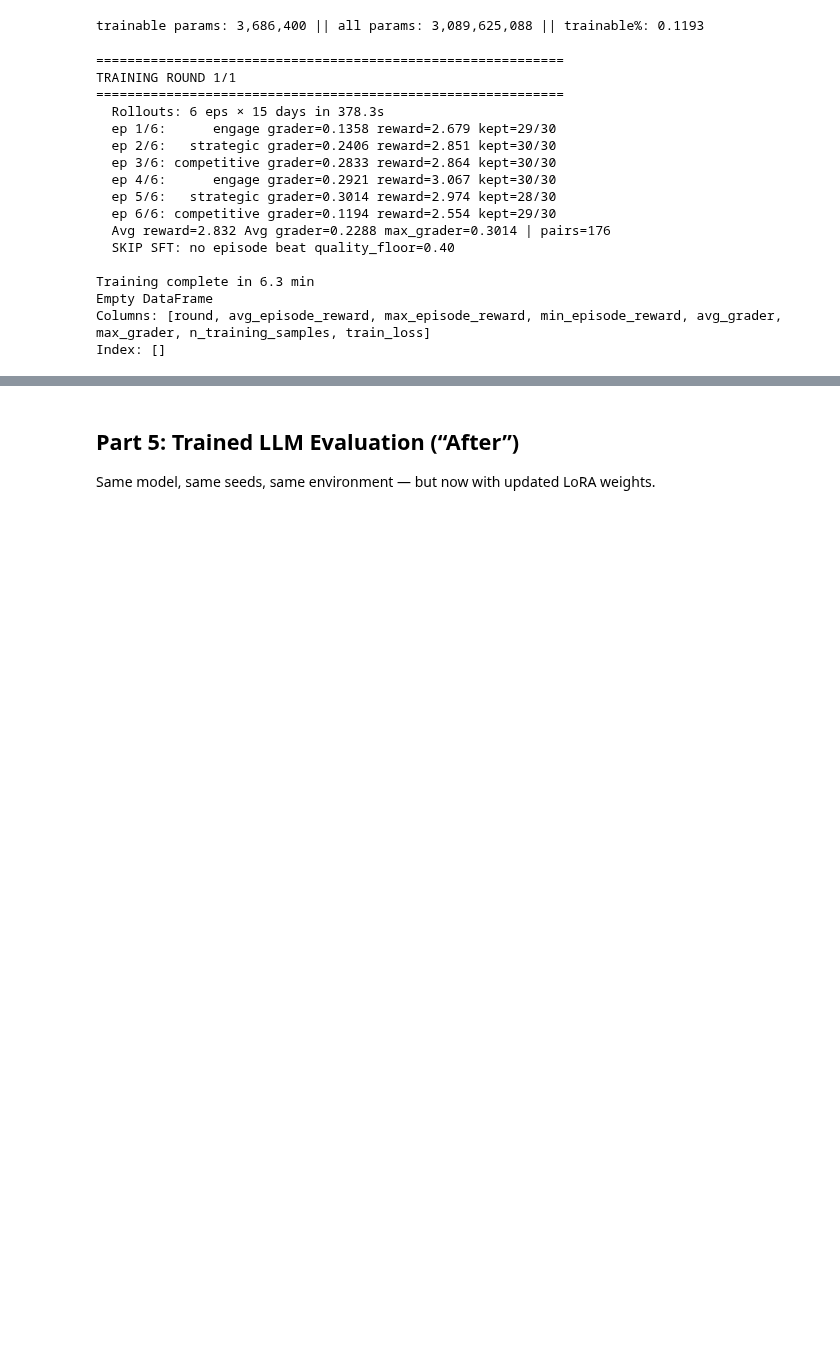
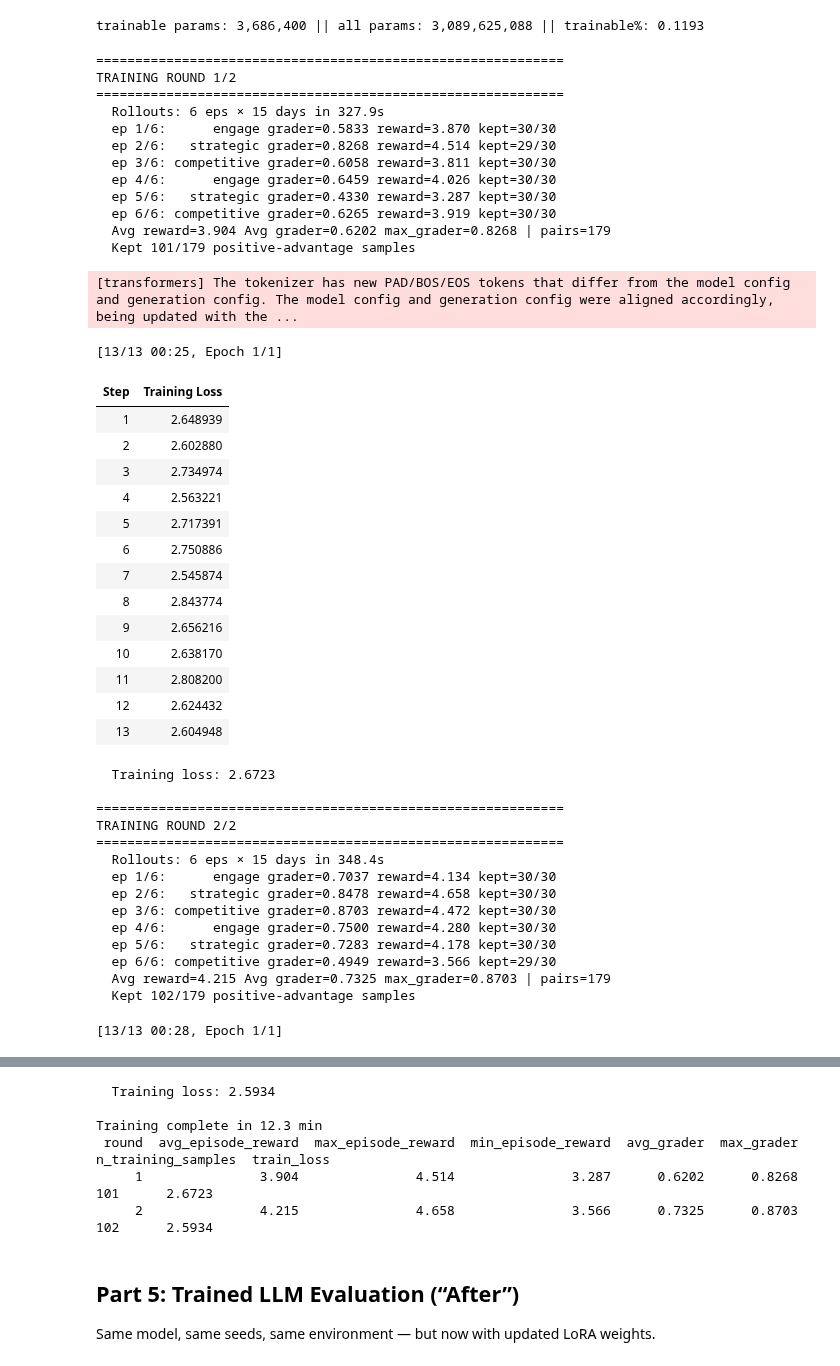
Before and after one commit to VaibhavKhandare/viral-posts-env, a Jupyter notebook: run-output/training/train_grpo.executed.ipynb, the cells around one changed output, grey strips where cells are left out. Saved outputs shown, nothing was run; the diff lists cells and outputs as text; code cells hidden in the pictures; blank space fills up the shorter version.

```diff
--- a/run-output/training/train_grpo.executed.ipynb
+++ b/run-output/training/train_grpo.executed.ipynb
@@ -745,9 +786,9 @@ trainable params: 3,686,400 || all params: 3,089,625,088 || trainable%: 0.1193
 from trl import SFTTrainer, SFTConfig
 from datasets import Dataset
 
-NUM_ROUNDS = 1
+NUM_ROUNDS = 2
 EPISODES_PER_ROUND = 6
-QUALITY_FLOOR = 0.40  # skip SFT for the round if no episode beats this grader score
+QUALITY_FLOOR = 0.0  # 0 = always run SFT on positive-advantage samples
 
 training_log = {
     "round": [], "avg_episode_reward": [], "max_episode_reward": [],
@@ -820,45 +861,71 @@ for round_idx in range(1, NUM_ROUNDS + 1):
         save_strategy="no",
         max_length=2048,
         bf16=True,
         report_to="none",
     )
 
     peft_model.train()
     trainer = SFTTrainer(
         model=peft_model, processing_class=tokenizer,
         train_dataset=dataset, args=sft_config,
     )
     train_result = trainer.train()
     loss = train_result.training_loss
     print(f"  Training loss: {loss:.4f}")
 
     training_log["round"].append(round_idx)
     training_log["avg_episode_reward"].append(round(float(avg_r), 3))
     training_log["max_episode_reward"].append(round(float(max(episode_rewards)), 3))
     training_log["min_episode_reward"].append(round(float(min(episode_rewards)), 3))
     training_log["avg_grader"].append(round(float(avg_g), 4))
     training_log["max_grader"].append(round(float(max(episode_graders)), 4))
     training_log["n_training_samples"].append(len(filtered))
     training_log["train_loss"].append(round(loss, 4))
 
 elapsed = time.time() - t_start
 print(f"\nTraining complete in {elapsed/60:.1f} min")
 print(pd.DataFrame(training_log).to_string(index=False))
 # %% [output]
 ============================================================
-TRAINING ROUND 1/1
+TRAINING ROUND 1/2
 ============================================================
-  Rollouts: 6 eps × 15 days in 378.3s
-  ep 1/6:      engage grader=0.1358 reward=2.679 kept=29/30
-  ep 2/6:   strategic grader=0.2406 reward=2.851 kept=30/30
-  ep 3/6: competitive grader=0.2833 reward=2.864 kept=30/30
-  ep 4/6:      engage grader=0.2921 reward=3.067 kept=30/30
-  ep 5/6:   strategic grader=0.3014 reward=2.974 kept=28/30
-  ep 6/6: competitive grader=0.1194 reward=2.554 kept=29/30
-  Avg reward=2.832 Avg grader=0.2288 max_grader=0.3014 | pairs=176
-  SKIP SFT: no episode beat quality_floor=0.40
-
-Training complete in 6.3 min
-Empty DataFrame
-Columns: [round, avg_episode_reward, max_episode_reward, min_episode_reward, avg_grader, max_grader, n_training_samples, train_loss]
-Index: []
+  Rollouts: 6 eps × 15 days in 327.9s
+  ep 1/6:      engage grader=0.5833 reward=3.870 kept=30/30
+  ep 2/6:   strategic grader=0.8268 reward=4.514 kept=29/30
+  ep 3/6: competitive grader=0.6058 reward=3.811 kept=30/30
+  ep 4/6:      engage grader=0.6459 reward=4.026 kept=30/30
+  ep 5/6:   strategic grader=0.4330 reward=3.287 kept=30/30
+  ep 6/6: competitive grader=0.6265 reward=3.919 kept=30/30
+  Avg reward=3.904 Avg grader=0.6202 max_grader=0.8268 | pairs=179
+  Kept 101/179 positive-advantage samples
+[transformers] The tokenizer has new PAD/BOS/EOS tokens that differ from the model config and generation config. The model config and generation config were aligned accordingly, being updated with the ...
+[13/13 00:25, Epoch 1/1]
+| Step | Training Loss |
+| 1 | 2.648939 |
+| 2 | 2.602880 |
+| 3 | 2.734974 |
+| 4 | 2.563221 |
+| 5 | 2.717391 |
+| 6 | 2.750886 |
+| 7 | 2.545874 |
+| 8 | 2.843774 |
+| 9 | 2.656216 |
+| 10 | 2.638170 |
+| 11 | 2.808200 |
+| 12 | 2.624432 |
+| 13 | 2.604948 |
+  Training loss: 2.6723
+
+============================================================
+TRAINING ROUND 2/2
+============================================================
+  Rollouts: 6 eps × 15 days in 348.4s
+  ep 1/6:      engage grader=0.7037 reward=4.134 kept=30/30
+  ep 2/6:   strategic grader=0.8478 reward=4.658 kept=30/30
+  ep 3/6: competitive grader=0.8703 reward=4.472 kept=30/30
+  ep 4/6:      engage grader=0.7500 reward=4.280 kept=30/30
+  ep 5/6:   strategic grader=0.7283 reward=4.178 kept=30/30
+  ep 6/6: competitive grader=0.4949 reward=3.566 kept=29/30
+  Avg reward=4.215 Avg grader=0.7325 max_grader=0.8703 | pairs=179
+  Kept 102/179 positive-advantage samples
+[13/13 00:28, Epoch 1/1]
@@ -865,3 +946,9 @@ Index: []
+  Training loss: 2.5934
+
+Training complete in 12.3 min
+ round  avg_episode_reward  max_episode_reward  min_episode_reward  avg_grader  max_grader  n_training_samples  train_loss
+     1               3.904               4.514               3.287      0.6202      0.8268                 101      2.6723
+     2               4.215               4.658               3.566      0.7325      0.8703                 102      2.5934
 # %% [markdown]
 ## Part 5: Trained LLM Evaluation (“After”)
 
```
Also changed, not shown: parts of 9 cells of this notebook, 3 other files.
